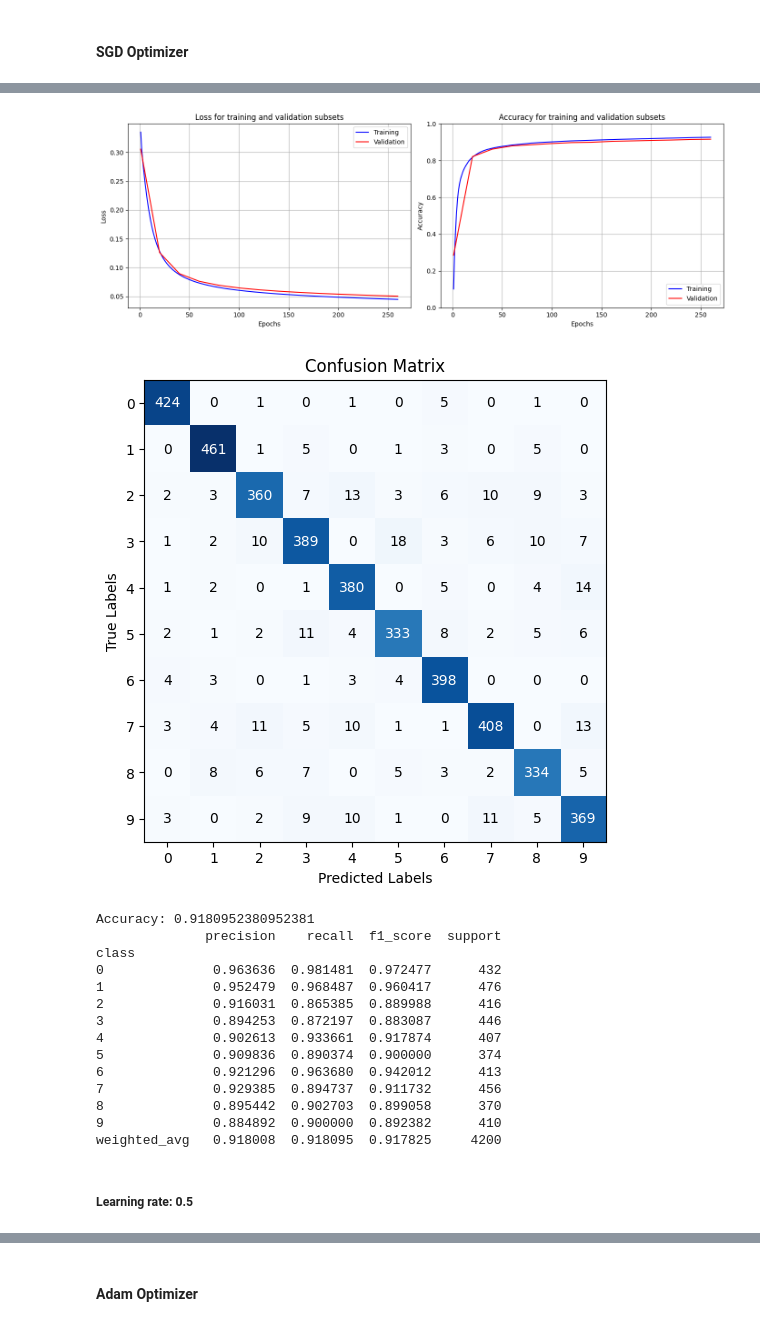
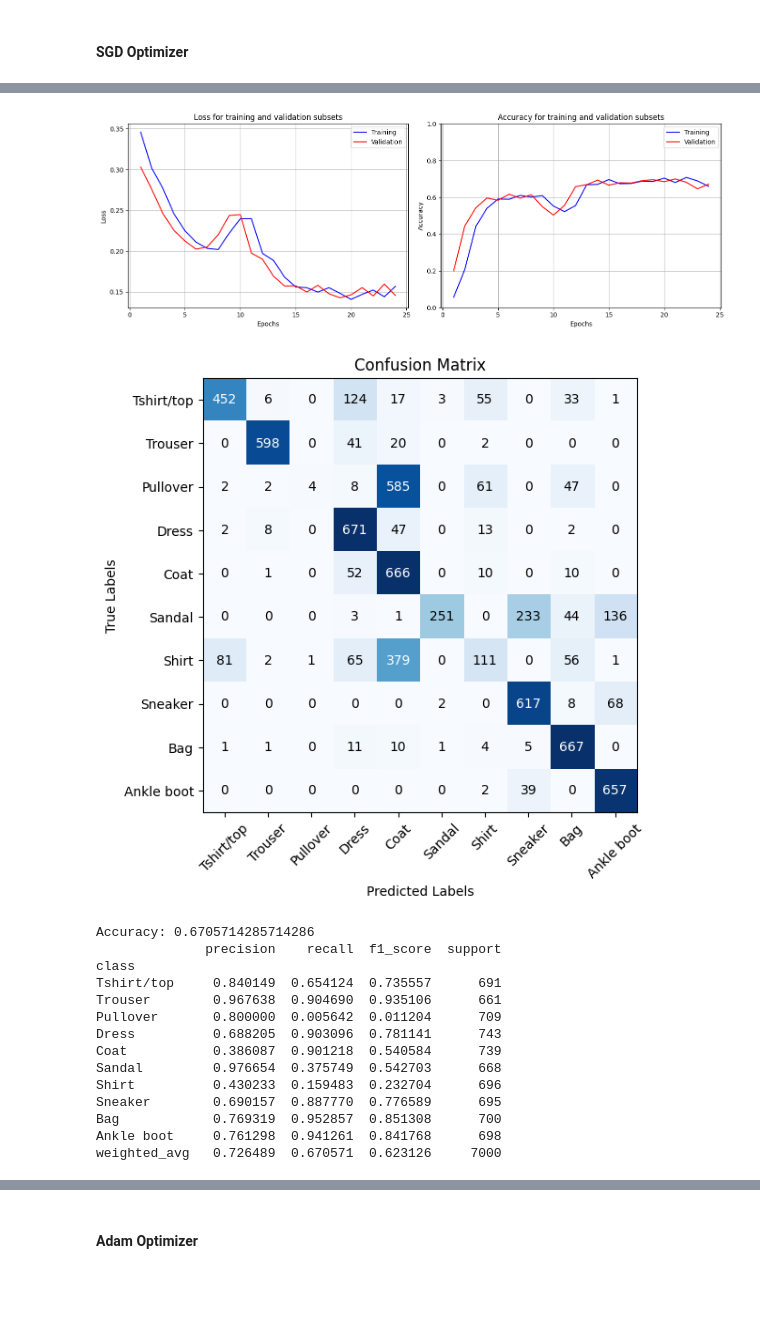
Before and after one commit to Optimization-and-Heuristics/NN-Project, a Jupyter notebook: code/NN.ipynb, the cells around one changed output, grey strips where cells are left out. Drawn from its saved outputs; the diff is of its cells as text; code cells hidden in the pictures; blank space fills up the shorter version.

```diff
--- a/code/NN.ipynb
+++ b/code/NN.ipynb
@@ -17,4 +17,6 @@ warnings.filterwarnings("ignore")
 # %%
-# URL: https://www.kaggle.com/datasets/animatronbot/mnist-digit-recognizer
-data = pd.read_csv('../datos/mnist_data.csv')
+# URL: https://www.kaggle.com/datasets/zalando-research/fashionmnist/data
+data1 = pd.read_csv('../datos/fashion-mnist_train.csv')
+data2 = pd.read_csv('../datos/fashion-mnist_test.csv')
+data = pd.concat([data1, data2])
 data = np.array(data)
@@ -52,7 +55,8 @@ X_test = X_test / 255
 #### Setup NN
 # %%
 layers_config = [
-    {'output_size': 784, 'activation': ReLU},
+    {'output_size': 512, 'activation': ReLU},
+    {'output_size': 256, 'activation': ReLU},
     {'output_size': 10, 'activation': Softmax}
 ]
 # %% [markdown]
@@ -62,6 +64,6 @@ layers_config = [
 # %%
 nn = NeuronalNetwork(784, layers_config)
 optimizer = GDOptimizer(learning_rate=0.1)
-trainer = Trainer(nn, optimizer, cross_entropy_loss, cross_entropy_loss_grad)
-loss, acc, val_info = trainer.train(X_train, Y_train,X_val,Y_val, epochs=260, print_every=20)
+trainer = Trainer(nn, optimizer, cross_entropy_loss, cross_entropy_loss_grad, accuracy_evaluate, X_train.shape[0])
+loss, acc, val_info = trainer.train(X_train, Y_train,X_val,Y_val, epochs=260, print_every=20, early_stopping=True, patience=5, min_delta=1e-4)
 # %% [output]
@@ -85,30 +73,26 @@ loss, acc, val_info = trainer.train(X_train, Y_train,X_val,Y_val, epochs=260, pr
-# %%
-train_info = {'loss': loss, 'acc': acc}
-plot_training_history_with_validation(train_info, val_info)
-# %% [output]
-[figure, removed]
 # %%
+train_info = {'loss': loss, 'acc': acc}
+plot_training_history_with_validation(train_info, val_info)
 Y_pred = predict(nn, X_test)
-accuracy, metrics = calculate_metrics(Y_pred, Y_test)
-confusion_matrix(Y_test, Y_pred, class_labels=range(10))
+accuracy, metrics = calculate_metrics(Y_pred, Y_test, class_labels=labels)
+confusion_matrix(Y_test, Y_pred, class_labels=labels, incline=True)
 print_metrics(accuracy,metrics)
 # %% [output]
-[figure, old version]
+[figure, new version]
+[figure, added]
-Accuracy: 0.9180952380952381
+Accuracy: 0.6705714285714286
               precision    recall  f1_score  support
 class
-0              0.963636  0.981481  0.972477      432
-1              0.952479  0.968487  0.960417      476
-2              0.916031  0.865385  0.889988      416
-3              0.894253  0.872197  0.883087      446
-4              0.902613  0.933661  0.917874      407
-5              0.909836  0.890374  0.900000      374
-6              0.921296  0.963680  0.942012      413
-7              0.929385  0.894737  0.911732      456
-8              0.895442  0.902703  0.899058      370
-9              0.884892  0.900000  0.892382      410
-weighted_avg   0.918008  0.918095  0.917825     4200
+Tshirt/top     0.840149  0.654124  0.735557      691
+Trouser        0.967638  0.904690  0.935106      661
+Pullover       0.800000  0.005642  0.011204      709
+Dress          0.688205  0.903096  0.781141      743
+Coat           0.386087  0.901218  0.540584      739
+Sandal         0.976654  0.375749  0.542703      668
+Shirt          0.430233  0.159483  0.232704      696
+Sneaker        0.690157  0.887770  0.776589      695
+Bag            0.769319  0.952857  0.851308      700
+Ankle boot     0.761298  0.941261  0.841768      698
+weighted_avg   0.726489  0.670571  0.623126     7000
-# %% [markdown]
-##### Learning rate: 0.5
 # %%
 nn = NeuronalNetwork(784, layers_config)
```
Also changed, not shown: parts of 111 cells of this notebook.
